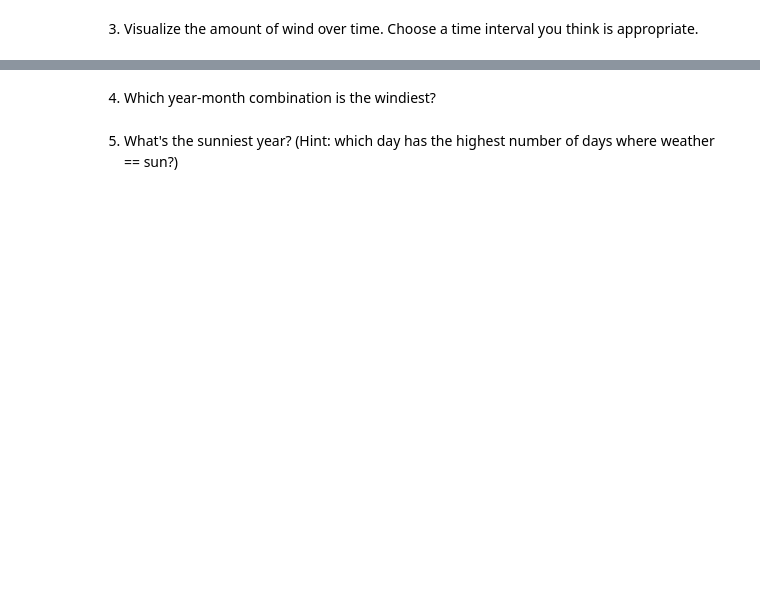
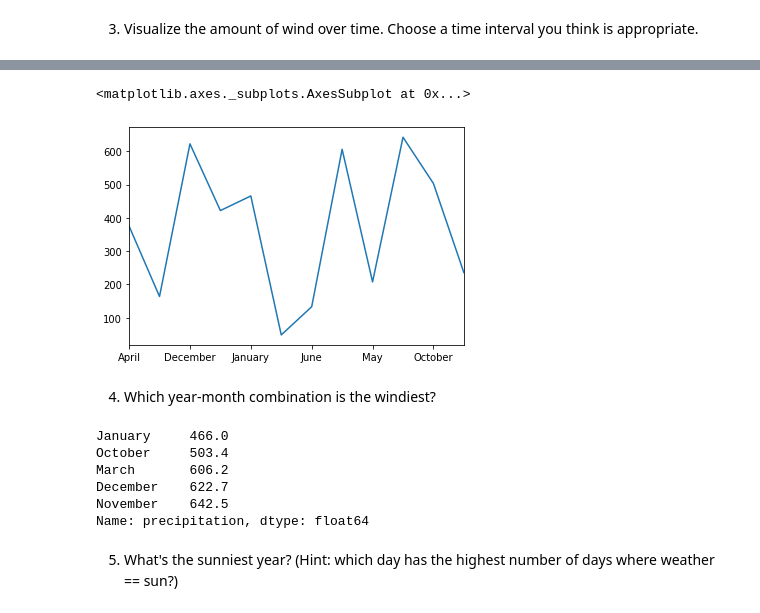
Before and after one commit to Tim-Sotirhos/ds-methodologies-exercises, a Jupyter notebook: time_series/Time Series in Pandas Exercises.ipynb, the cells around one changed output, grey strips where cells are left out. Cells and saved outputs as stored; diff of their text form; code cells hidden in the pictures; blank space fills up the shorter version.

```diff
--- a/time_series/Time Series in Pandas Exercises.ipynb
+++ b/time_series/Time Series in Pandas Exercises.ipynb
@@ -181,4 +230,18 @@ weather.resample('Y')
+# %%
+(weather.groupby(weather.index.strftime('%B')).precipitation.sum().plot())
+# %% [output]
+<matplotlib.axes._subplots.AxesSubplot at 0x...>
+[figure, added]
 # %% [markdown]
 4. Which year-month combination is the windiest?
+# %%
+(weather.groupby(weather.index.strftime('%B')).precipitation.sum().sort_values().tail())
+# %% [output]
+January     466.0
+October     503.4
+March       606.2
+December    622.7
+November    642.5
+Name: precipitation, dtype: float64
 # %% [markdown]
 5. What's the sunniest year? (Hint: which day has the highest number of days where weather == sun?)
```
Also changed, not shown: parts of 19 cells of this notebook.
